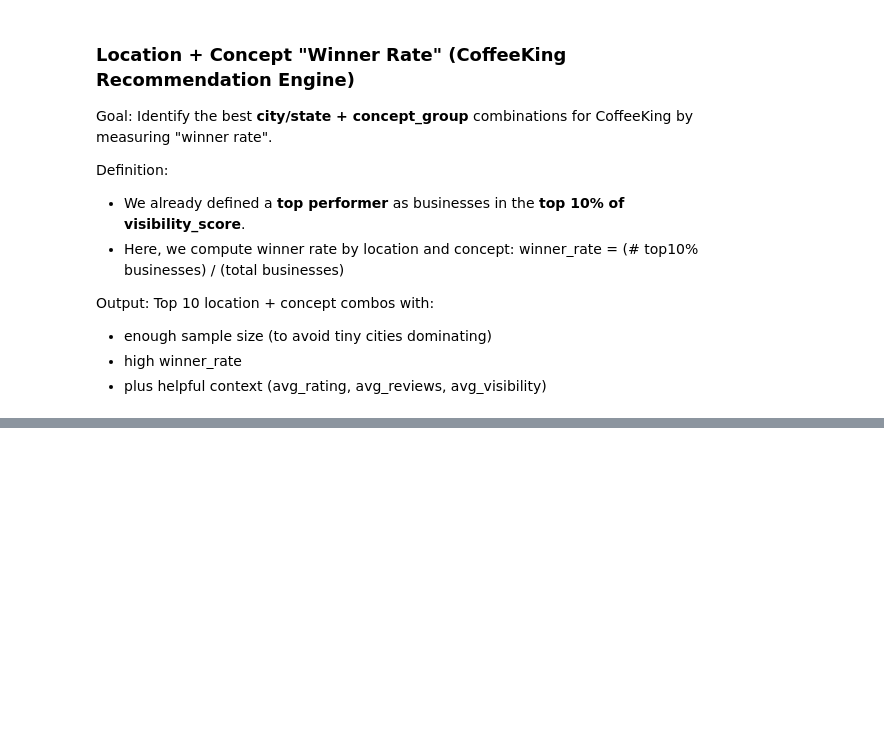
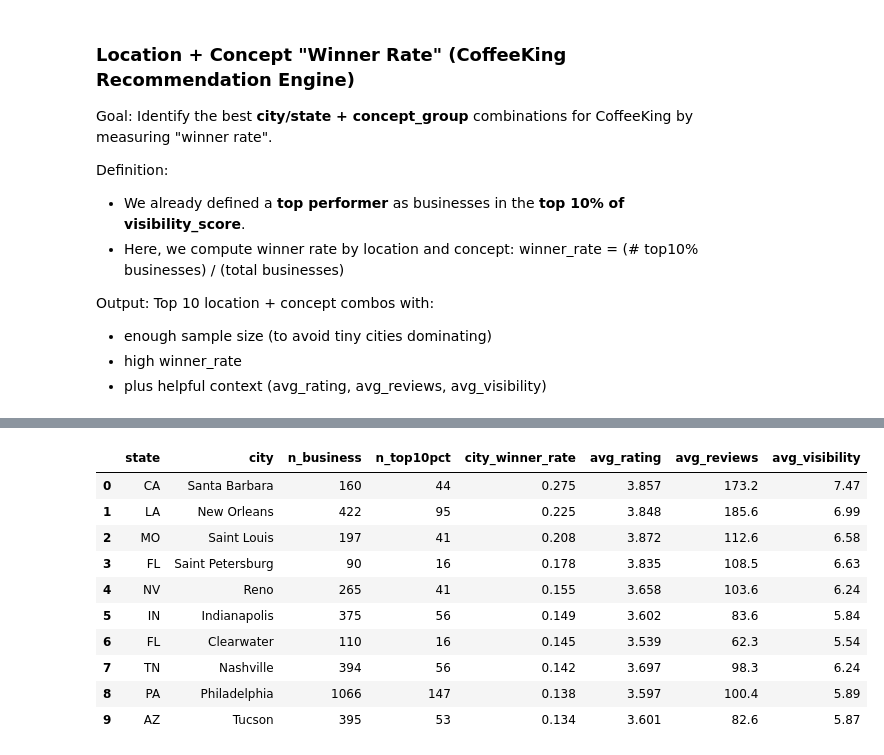
Before and after one commit to nancy1404/Coffeeking-Yelp, a Jupyter notebook: notebooks/02_build_sqlite_db.ipynb, the cells around one changed output, grey strips where cells are left out. Cells and saved outputs as stored; diff of their text form; code cells hidden in the pictures; blank space fills up the shorter version.

```diff
--- a/notebooks/02_build_sqlite_db.ipynb
+++ b/notebooks/02_build_sqlite_db.ipynb
@@ -590,0 +686,56 @@ Top 10 location + concept combos with:
+# %%
+MIN_CITY_N = 80
+
+top_cities = pd.read_sql_query(f"""
+WITH scored AS (
+  SELECT
+    b.business_id,
+    b.state,
+    b.city,
+    COUNT(r.review_id) AS n_reviews_loaded,
+    AVG(r.stars) AS avg_review_stars,
+    (LOG(1 + COUNT(r.review_id)) * AVG(r.stars)) AS visibility_score
+  FROM coffee_reviews r
+  JOIN coffee_business_enriched b
+    ON r.business_id = b.business_id
+  GROUP BY b.business_id, b.state, b.city
+),
+scored_with_decile AS (
+  SELECT
+    *,
+    NTILE(10) OVER (ORDER BY visibility_score DESC) AS decile
+  FROM scored
+),
+city AS (
+  SELECT
+    state,
+    city,
+    COUNT(*) AS n_business,
+    SUM(CASE WHEN decile = 1 THEN 1 ELSE 0 END) AS n_top10pct,
+    ROUND(1.0 * SUM(CASE WHEN decile = 1 THEN 1 ELSE 0 END) / COUNT(*), 3) AS city_winner_rate,
+    ROUND(AVG(avg_review_stars), 3) AS avg_rating,
+    ROUND(AVG(n_reviews_loaded), 1) AS avg_reviews,
+    ROUND(AVG(visibility_score), 2) AS avg_visibility
+  FROM scored_with_decile
+  GROUP BY state, city
+)
+SELECT *
+FROM city
+WHERE n_business >= {MIN_CITY_N}
+ORDER BY city_winner_rate DESC, avg_visibility DESC
+LIMIT 10;
+""", conn)
+
+top_cities
+# %% [output]
+|  | state | city | n_business | n_top10pct | city_winner_rate | avg_rating | avg_reviews | avg_visibility |
+| 0 | CA | Santa Barbara | 160 | 44 | 0.275 | 3.857 | 173.2 | 7.47 |
+| 1 | LA | New Orleans | 422 | 95 | 0.225 | 3.848 | 185.6 | 6.99 |
+| 2 | MO | Saint Louis | 197 | 41 | 0.208 | 3.872 | 112.6 | 6.58 |
+| 3 | FL | Saint Petersburg | 90 | 16 | 0.178 | 3.835 | 108.5 | 6.63 |
+| 4 | NV | Reno | 265 | 41 | 0.155 | 3.658 | 103.6 | 6.24 |
+| 5 | IN | Indianapolis | 375 | 56 | 0.149 | 3.602 | 83.6 | 5.84 |
+| 6 | FL | Clearwater | 110 | 16 | 0.145 | 3.539 | 62.3 | 5.54 |
+| 7 | TN | Nashville | 394 | 56 | 0.142 | 3.697 | 98.3 | 6.24 |
+| 8 | PA | Philadelphia | 1066 | 147 | 0.138 | 3.597 | 100.4 | 5.89 |
+| 9 | AZ | Tucson | 395 | 53 | 0.134 | 3.601 | 82.6 | 5.87 |
```
Also changed, not shown: parts of 4 cells of this notebook.
